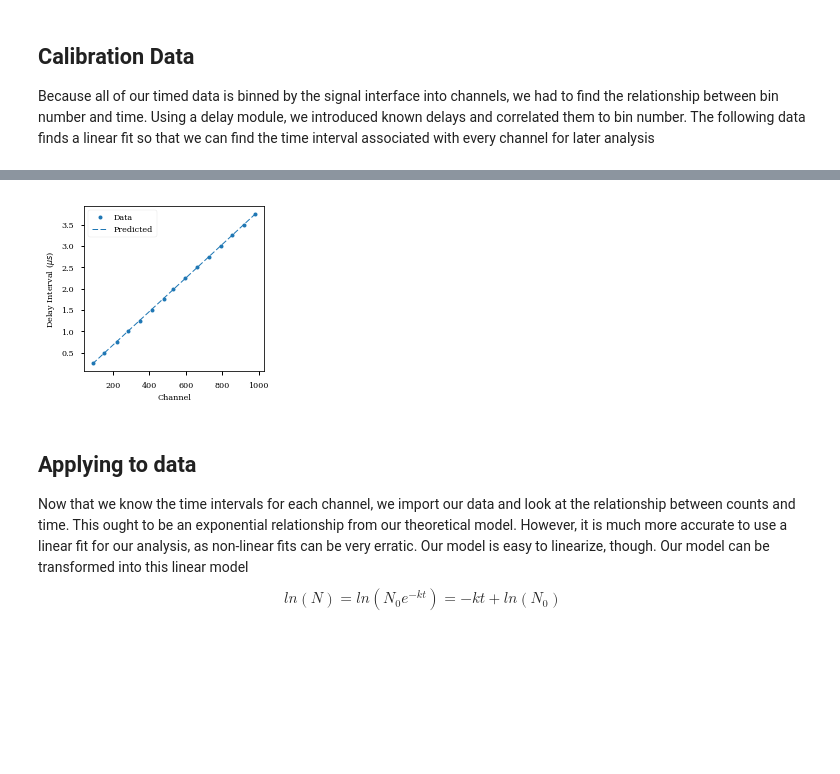
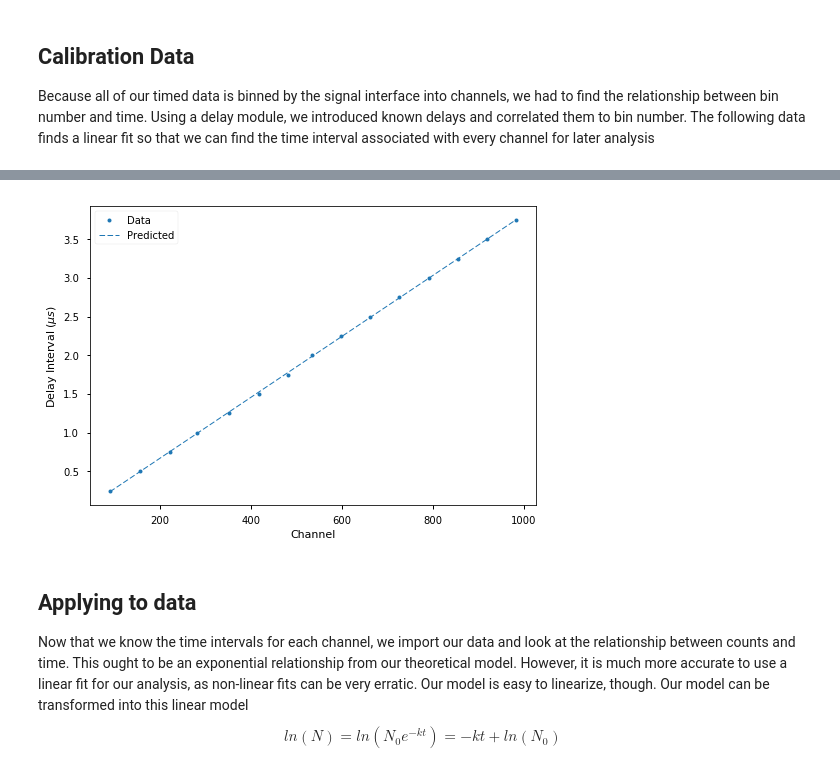
Before and after one commit to mileslucas/JupyterNotebooks, a Jupyter notebook: muon lab/muon_lab.ipynb, the cells around one changed output, grey strips where cells are left out. Cells and saved outputs as stored; diff of their text form; code cells hidden in the pictures; blank space fills up the shorter version.

```diff
--- a/muon lab/muon_lab.ipynb
+++ b/muon lab/muon_lab.ipynb
@@ -20,16 +20,20 @@ from statsmodels.sandbox.regression.predstd import wls_prediction_std
 
 %matplotlib inline
 plt.style.use('seaborn-notebook')
-width = 3.404
-height = width * .9
-params = {
-    'xtick.labelsize':8,
-    'ytick.labelsize':8,
-    'axes.labelsize':8,
-    'legend.fontsize':8,
-    'font.family':'serif',
-}
-mpl.rcParams.update(params)
+
+output=False
+
+if output:
+    width = 3.404
+    height = width * .9
+    params = {
+        'xtick.labelsize':8,
+        'ytick.labelsize':8,
+        'axes.labelsize':8,
+        'legend.fontsize':8,
+        'font.family':'serif',
+    }
+    mpl.rcParams.update(params)
 # %% [markdown]
 ## Calibration Data
 
@@ -66,19 +70,20 @@ strong multicollinearity or other numerical problems.
 # %%
 plt.xlabel('Channel')
 plt.ylabel('Delay Interval ($\mu s$)')
 
 prstd, iv_l, iv_u = wls_prediction_std(res)
 
 plt.plot(calib['Channel'], calib['Interval'], 'C0o', ms=4,label='Data')
 plt.plot(calib['Channel'], res.fittedvalues, 'C0--', linewidth=1, label='Predicted')
 # plt.fill_between(calib['Channel'], iv_l, iv_u, alpha=.5, color='C0')
 plt.legend(loc='best');
 
-plt.gcf().set_size_inches(width, height)
-plt.tight_layout()
-plt.savefig('figs/calib.pdf')
+if output:
+    plt.gcf().set_size_inches(width, height)
+    plt.tight_layout()
+    plt.savefig('figs/calib.pdf')
 # %% [output]
-[figure, old version]
+[figure, new version]
 # %% [markdown]
 ## Applying to data
 
```
Also changed, not shown: parts of 9 cells of this notebook, 6 other files.
